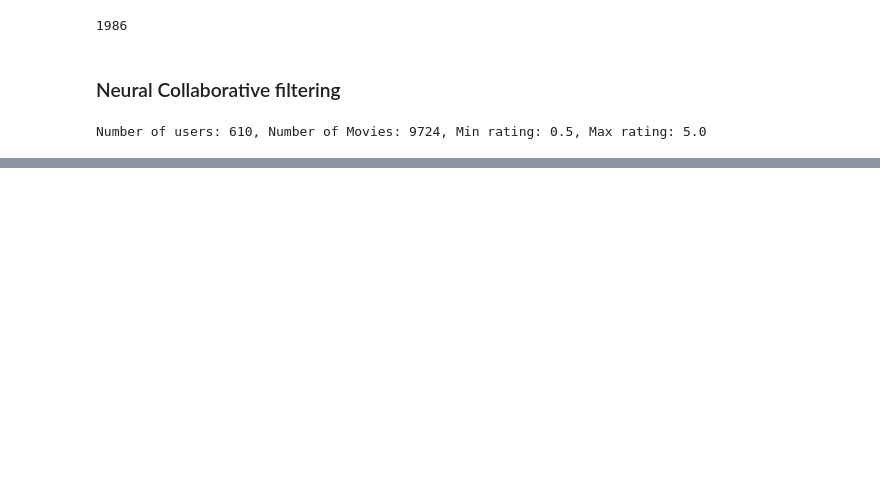
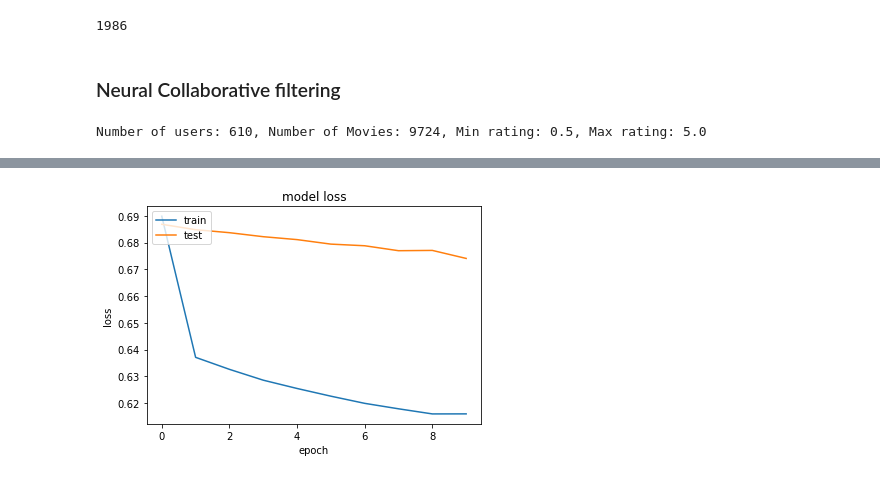
Before and after one commit to faisalbegins/recommender-ml, a Jupyter notebook: notebooks/recommender.ipynb, the cells around one changed output, grey strips where cells are left out. Drawn from its saved outputs; the diff is of its cells as text; code cells hidden in the pictures; blank space fills up the shorter version.

```diff
--- a/notebooks/recommender.ipynb
+++ b/notebooks/recommender.ipynb
@@ -656,0 +698,10 @@ plt.show()
+# %%
+# train the model batch_size = 32, epochs = 10
+history3 = model3.fit(
+    x=x_train,
+    y=y_train,
+    batch_size=32,
+    epochs=10,
+    verbose=1,
+    validation_data=(x_val, y_val),
+)
@@ -656,0 +729,12 @@ plt.show()
+# %%
+# plot loss and validation loss 32/10
+import matplotlib.pyplot as plt
+plt.plot(history3.history["loss"])
+plt.plot(history3.history["val_loss"])
+plt.title("model loss")
+plt.ylabel("loss")
+plt.xlabel("epoch")
+plt.legend(["train", "test"], loc="upper left")
+plt.show()
+# %% [output]
+[figure, added]
```
Also changed, not shown: parts of 14 cells of this notebook.
